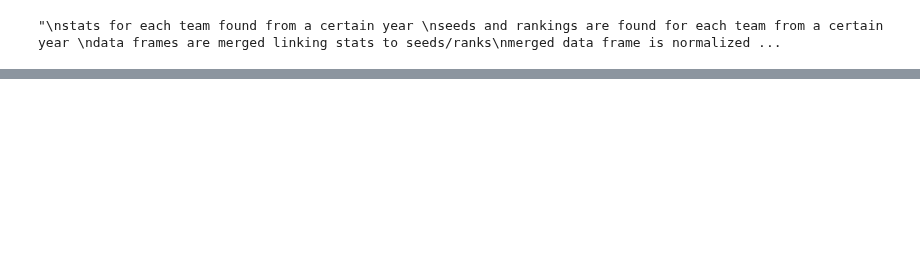
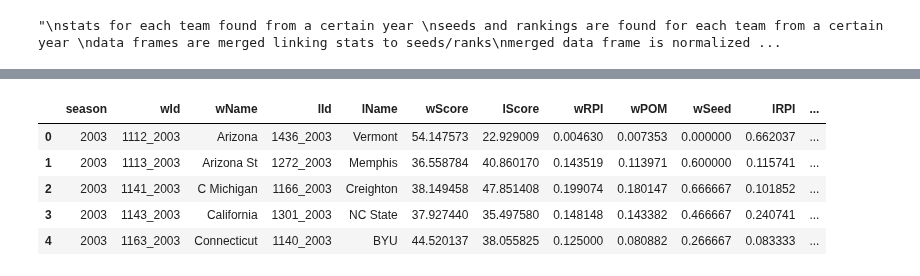
Before and after one commit to dlernz/march_madness, a Jupyter notebook: Predicting March Madness Games using Random Forests.ipynb, the cells around one changed output, grey strips where cells are left out. Drawn from its saved outputs; the diff is of its cells as text; code cells hidden in the pictures; blank space fills up the shorter version.

```diff
--- a/Predicting March Madness Games using Random Forests.ipynb
+++ b/Predicting March Madness Games using Random Forests.ipynb
@@ -507,0 +518,9 @@ Ttest_relResult(statistic=2.1754067128234165, pvalue=0.047224674617508226)
+# %%
+res.head()
+# %% [output]
+|  | season | wId | wName | lId | lName | wScore | lScore | wRPI | wPOM | wSeed | lRPI | ... |
+| 0 | 2003 | 1112_2003 | Arizona | 1436_2003 | Vermont | 54.147573 | 22.929009 | 0.004630 | 0.007353 | 0.000000 | 0.662037 | ... |
+| 1 | 2003 | 1113_2003 | Arizona St | 1272_2003 | Memphis | 36.558784 | 40.860170 | 0.143519 | 0.113971 | 0.600000 | 0.115741 | ... |
+| 2 | 2003 | 1141_2003 | C Michigan | 1166_2003 | Creighton | 38.149458 | 47.851408 | 0.199074 | 0.180147 | 0.666667 | 0.101852 | ... |
+| 3 | 2003 | 1143_2003 | California | 1301_2003 | NC State | 37.927440 | 35.497580 | 0.148148 | 0.143382 | 0.466667 | 0.240741 | ... |
+| 4 | 2003 | 1163_2003 | Connecticut | 1140_2003 | BYU | 44.520137 | 38.055825 | 0.125000 | 0.080882 | 0.266667 | 0.083333 | ... |
```
Also changed, not shown: parts of 8 cells of this notebook.
